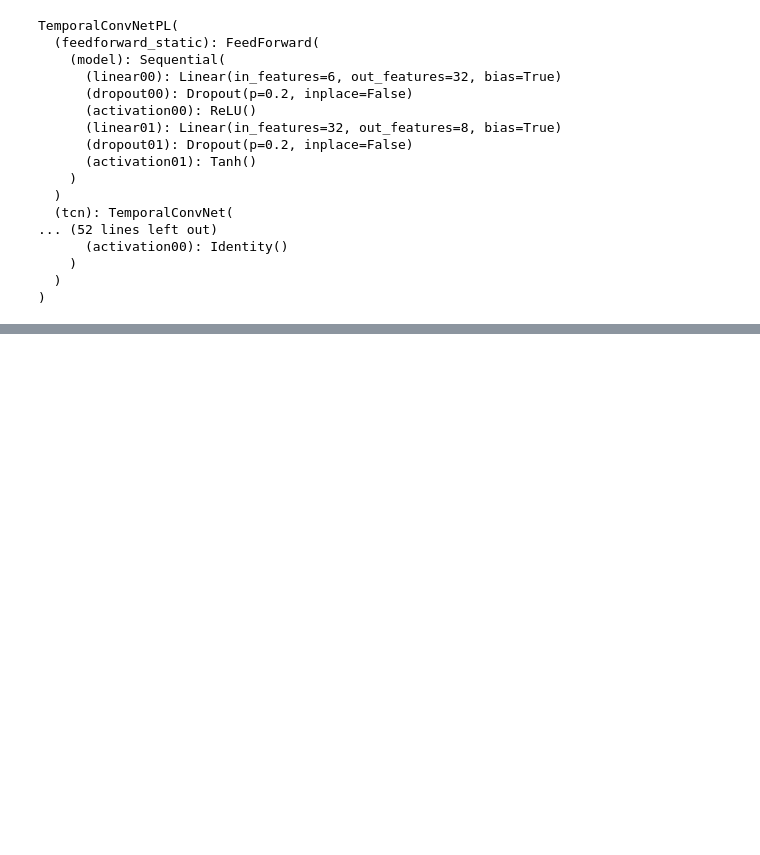
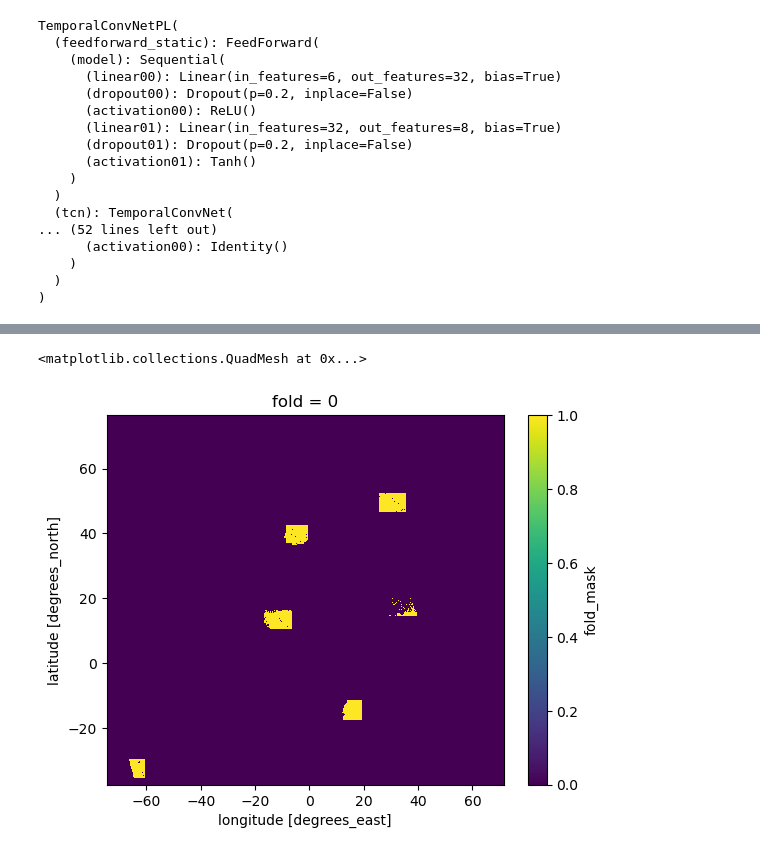
Before and after one commit to bask0/drought_ml, a Jupyter notebook: project/dataloader_dev.ipynb, the cells around one changed output, grey strips where cells are left out. Cells and saved outputs as stored; diff of their text form; code cells hidden in the pictures; blank space fills up the shorter version.

```diff
--- a/project/dataloader_dev.ipynb
+++ b/project/dataloader_dev.ipynb
@@ -131,0 +533,11 @@ TemporalConvNetPL(
+# %%
+mask = xr.open_zarr('/Net/Groups/BGI/scratch/bkraft/drought_data/cube.zarr').fold_mask
+# %%
+mask = mask.chunk({'lat': -1, 'lon': -1})
+# %%
+mask = mask.load()
+# %%
+mask.isel(fold=0).plot()
+# %% [output]
+<matplotlib.collections.QuadMesh at 0x...>
+[figure, added]
```
Also changed, not shown: parts of 60 cells of this notebook.
